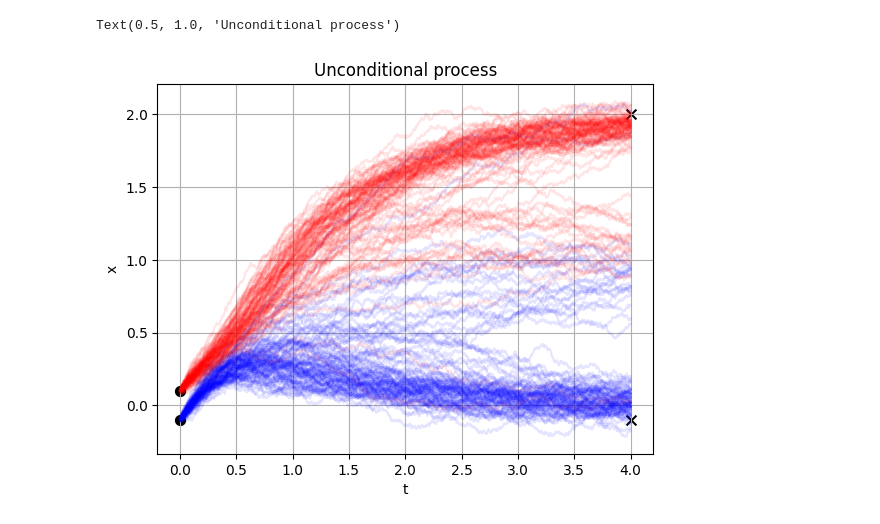
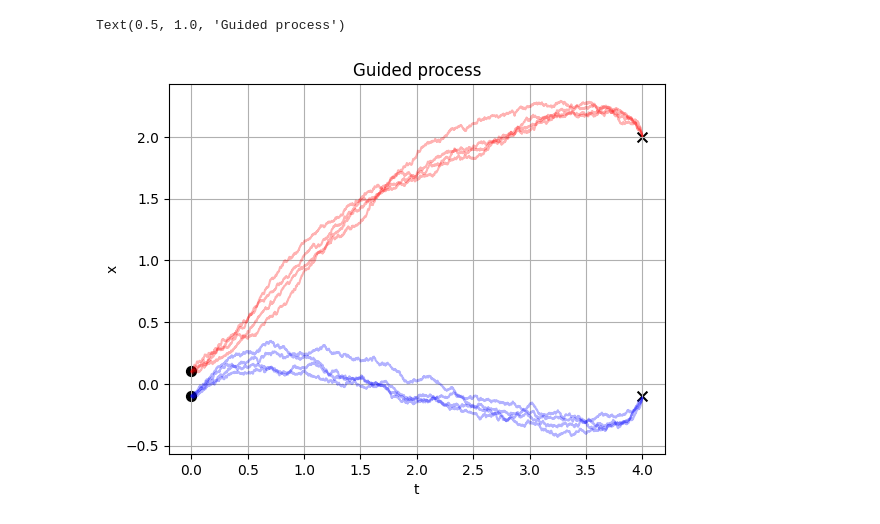
Before and after one commit to bookdiver/neuralbridge, a Jupyter notebook: notebooks/guided_cell_model.ipynb, the cells around one changed output. Cells and saved outputs as stored; diff of their text form; code cells hidden in the pictures.

Commit message:
Fix the guided proposal method, now it should work properly, some primitive trials on optimizing the kl divergence, not working now.

```diff
--- a/notebooks/guided_cell_model.ipynb
+++ b/notebooks/guided_cell_model.ipynb
@@ -24,7 +28,18 @@ xT = jnp.array([2.0, -0.1], dtype=dtype)
-# %%
-wiener_process = WienerProcess(dim=dim, dtype=dtype, T=T, dt=dt)
-sde = CellDiffusionProcess(alpha, sigma, T=T, dt=dt)
-solver = Euler(sde, wiener_process)
-
-n_batches = 100
-path = solver.solve(x0, dWs=None, rng_key=rng_key, n_batches=n_batches)
+# %%
+wiener_process = WienerProcess(dim=dim, dtype=dtype, T=T, dt=dt)
+cell_proc = CellDiffusionProcess(T=T, dt=dt, dim=dim, dtype=dtype, alpha=alpha, sigma=sigma)
+cell_aux_proc = CellDiffusionAuxProcess(T=T, dt=dt, dim=dim, dtype=dtype, alpha=alpha, sigma=sigma)
+# %%
+cell_proc_solver = Euler(cell_proc, wiener_process)
+cell_path = cell_proc_solver.solve(x0, dWs=None, rng_key=rng_key, log_likelihood=False, n_batches=n_batches)
+for i in range(n_batches):
+    plt.plot(cell_path.ts, cell_path.xs[i, :, 0], color='r', alpha=0.1)
+    plt.plot(cell_path.ts, cell_path.xs[i, :, 1], color='b', alpha=0.1)
+plt.scatter(0.0, x0[0], color='black', marker='o', s=50)
+plt.scatter(0.0, x0[1], color='black', marker='o', s=50)
+plt.scatter(T, xT[0], color='black', marker='x', s=50)
+plt.scatter(T, xT[1], color='black', marker='x', s=50)
+plt.xlabel('t')
+plt.ylabel('x')
+plt.grid()
+plt.title("Unconditional process")
@@ -31,15 +49,22 @@ path = solver.solve(x0, dWs=None, rng_key=rng_key, n_batches=n_batches)
+# %%
+L0 = jnp.eye(dim, dtype=dtype)
+Sigma0 = jnp.eye(dim, dtype=dtype) * 1e-10
+cell_guided_proc = GuidedBridgeProcess(cell_proc, cell_aux_proc, L0, Sigma0, x0=x0, xT=xT)
+cell_guided_proc_solver = Euler(cell_guided_proc, wiener_process)
+cell_guided_path = cell_guided_proc_solver.solve(x0, dWs=None, rng_key=rng_key, log_likelihood=True, n_batches=n_batches)
 # %%
-for i in range(n_batches):
-    plt.plot(path.ts, path.xs[i, :, 0], color='r', alpha=0.1)
-    plt.plot(path.ts, path.xs[i, :, 1], color='b', alpha=0.1)
+plt.figure()
+for i in range(4):
+    plt.plot(cell_guided_path.ts, cell_guided_path.xs[i, :, 0], color='r', alpha=0.3)
+    plt.plot(cell_guided_path.ts, cell_guided_path.xs[i, :, 1], color='b', alpha=0.3)
 plt.scatter(0.0, x0[0], color='black', marker='o', s=50)
 plt.scatter(0.0, x0[1], color='black', marker='o', s=50)
 plt.scatter(T, xT[0], color='black', marker='x', s=50)
 plt.scatter(T, xT[1], color='black', marker='x', s=50)
 plt.xlabel('t')
 plt.ylabel('x')
 plt.grid()
-plt.title("Unconditional process")
+plt.title("Guided process")
 # %% [output]
-Text(0.5, 1.0, 'Unconditional process')
+Text(0.5, 1.0, 'Guided process')
-[figure, old version]
+[figure, new version]
```
Also changed, not shown: parts of 14 cells of this notebook, 15 other files.
